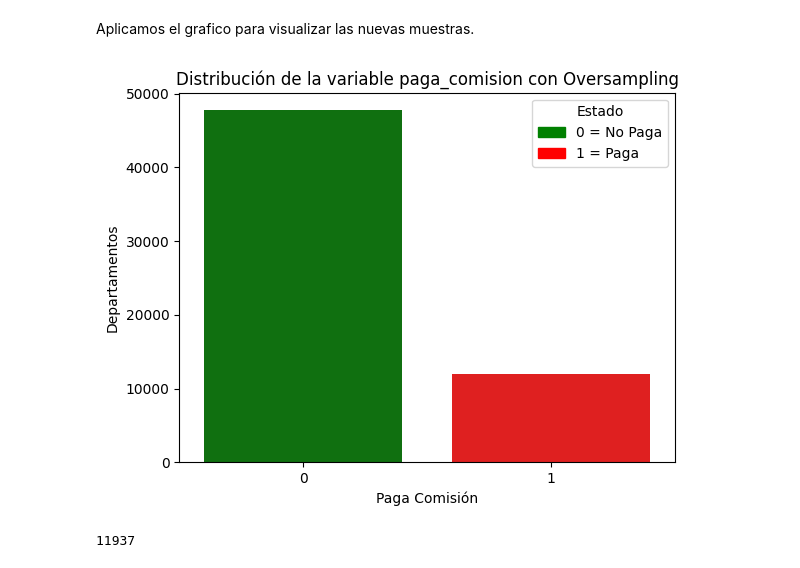
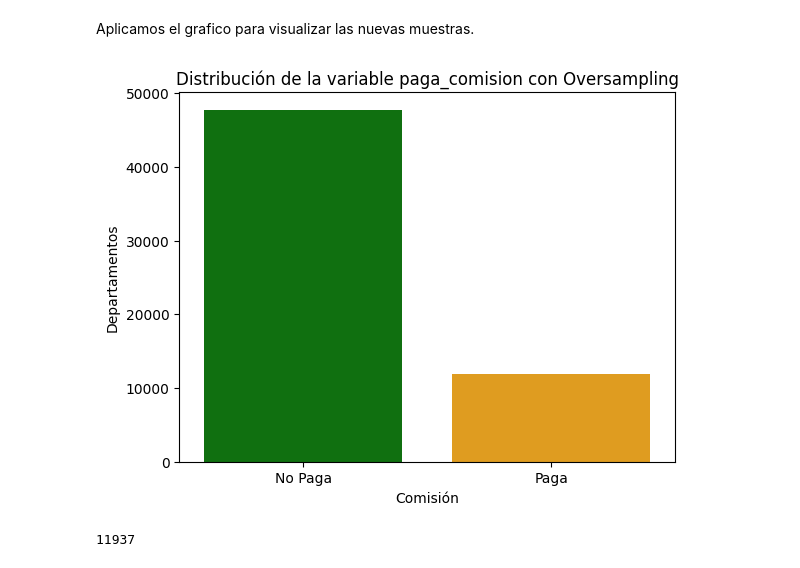
Before and after one commit to leansandoval/CienciaDeDatos, a Jupyter notebook: Trabajo Practico/2C 2025/Evaluacion_Practica_2C_2025_PuraData.ipynb, the cells around one changed output. Saved outputs shown, nothing was run; the diff lists cells and outputs as text; code cells hidden in the pictures.

```diff
--- a/Trabajo Practico/2C 2025/Evaluacion_Practica_2C_2025_PuraData.ipynb
+++ b/Trabajo Practico/2C 2025/Evaluacion_Practica_2C_2025_PuraData.ipynb
@@ -1057,16 +1085,14 @@ df_ros = pd.concat([X_train, y_train], axis=1)
 # %% [markdown]
 Aplicamos el grafico para visualizar las nuevas muestras.
 # %%
-sns.countplot(x='paga_comision', hue='paga_comision', data=df_ros, palette=['green', 'red'], legend=False)
-plt.xlabel('Paga Comisión')
+sns.countplot(x='paga_comision', hue='paga_comision', data=df_ros, palette=['green', 'orange'], legend=False)
+plt.xticks([0, 1], ['No Paga', 'Paga'])
 plt.ylabel('Departamentos')
+plt.xlabel('Comisión')
 plt.title('Distribución de la variable paga_comision con Oversampling')
-patch_no_paga = mpatches.Patch(color='green', label='0 = No Paga')
-patch_paga = mpatches.Patch(color='red', label='1 = Paga')
-plt.legend(handles=[patch_no_paga, patch_paga], title='Estado')
 plt.show()
 # %% [output]
-[figure, old version]
+[figure, new version]
 # %%
 pagos = (df_ros['paga_comision'] == 1).sum()
 print(pagos)
```
Also changed, not shown: parts of 49 cells of this notebook.
